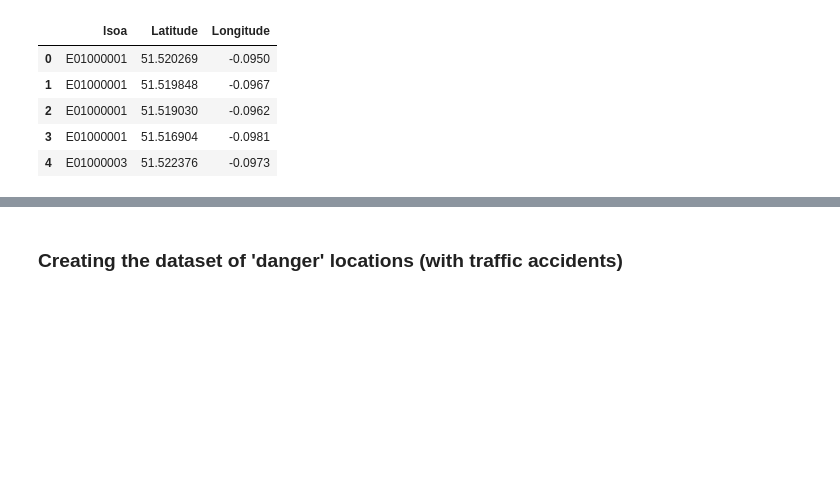
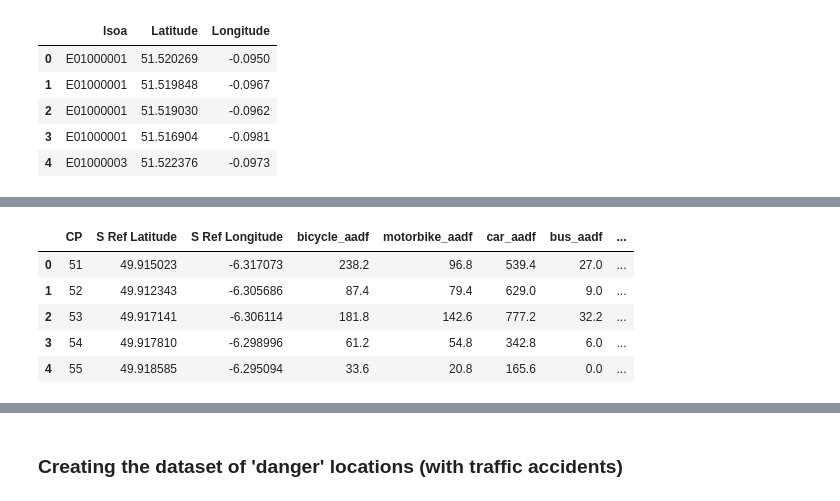
Before and after one commit to rsouza/NeuralNetworks_Course, a Jupyter notebook: Notebooks/TensorFlow/CNN/TF_CNN-III.ipynb, the cells around one changed output, grey strips where cells are left out. Cells and saved outputs as stored; diff of their text form; code cells hidden in the pictures; blank space fills up the shorter version.

```diff
--- a/Notebooks/TensorFlow/CNN/TF_CNN-III.ipynb
+++ b/Notebooks/TensorFlow/CNN/TF_CNN-III.ipynb
@@ -63,6 +70,13 @@ population.head()
 # %%
-traffic = pd.read_csv('data/traffic/Traffic_averages.csv')
+traffic = pd.read_csv('../../../data/Traffic_averages.csv')
 traffic.head()
+# %% [output]
+|  | CP | S Ref Latitude | S Ref Longitude | bicycle_aadf | motorbike_aadf | car_aadf | bus_aadf | ... |
+| 0 | 51 | 49.915023 | -6.317073 | 238.2 | 96.8 | 539.4 | 27.0 | ... |
+| 1 | 52 | 49.912343 | -6.305686 | 87.4 | 79.4 | 629.0 | 9.0 | ... |
+| 2 | 53 | 49.917141 | -6.306114 | 181.8 | 142.6 | 777.2 | 32.2 | ... |
+| 3 | 54 | 49.917810 | -6.298996 | 61.2 | 54.8 | 342.8 | 6.0 | ... |
+| 4 | 55 | 49.918585 | -6.295094 | 33.6 | 20.8 | 165.6 | 0.0 | ... |
 # %%
 # Combining the motor vehicle traffic columns, based on the multi-collinearity found in model 1
 to_sum = ['motorbike_aadf', 'car_aadf', 'bus_aadf', 'light_goods_vehicle_aadf', 'heavy_goods_vehicle_aadf']
```
Also changed, not shown: parts of 12 cells of this notebook, 11 other files.
